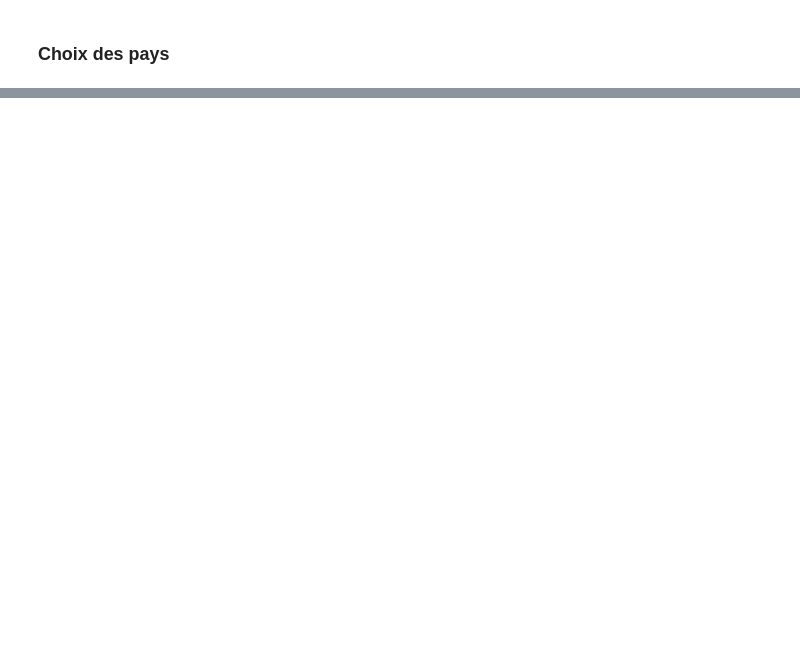
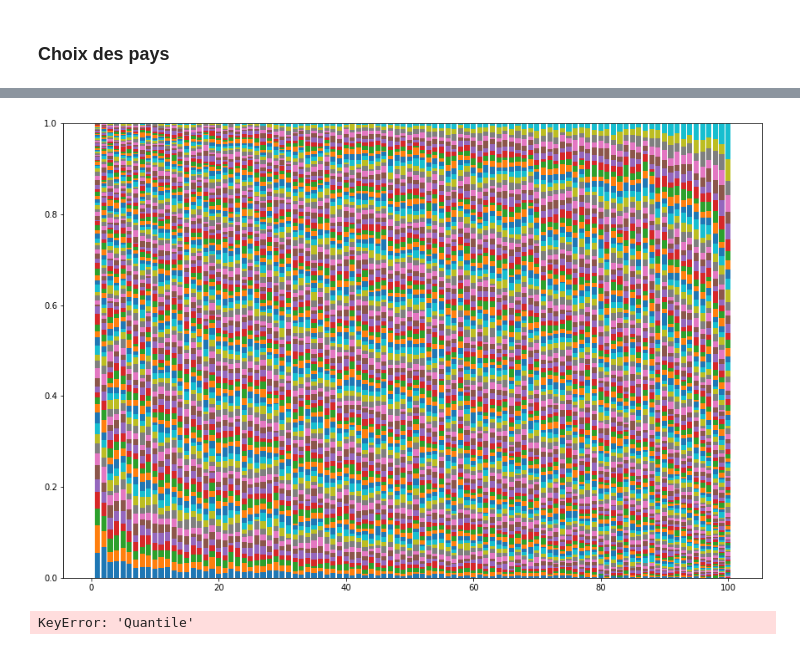
Before and after one commit to teilomillet/predictions_revenus, a Jupyter notebook: P07_01_Code.ipynb, the cells around one changed output, grey strips where cells are left out. Drawn from its saved outputs; the diff is of its cells as text; code cells hidden in the pictures; blank space fills up the shorter version.

```diff
--- a/P07_01_Code.ipynb
+++ b/P07_01_Code.ipynb
@@ -505,0 +477,5 @@ Il nous manque donc, pour un individu , la classe de revenu de ses parents.
+# %%
+ige = pd.read_csv('/Users/teilo/Desktop/OC - Projet 7/predictions_revenus/Données/GDIMMay2018+(1).csv')[['iso3', 'IGEincome']]
+ige = ige.dropna().drop_duplicates()
+ige = ige.rename(columns={'iso3': 'Country', "IGEincome": 'pj'})
+ige.head(3)
@@ -505,0 +487,3 @@ Il nous manque donc, pour un individu , la classe de revenu de ses parents.
+# %%
+data = data.merge(ige, how='left', on='Country')
+data
@@ -505,0 +756,53 @@ Il nous manque donc, pour un individu , la classe de revenu de ses parents.
+# %%
+fig, ax = plt.subplots(figsize=(15,10))
+bottom = pd.Series(np.zeros(100))
+df_fra = df_prob[df_prob.country == 'FRA']
+
+for i in range(1,101):
+    data = df_fra[df_fra.c_parent == i].sort_values(by='c_child')
+    plt.bar(data['c_child'], data['prob'], bottom=bottom, zorder=2,label=i)
+    bottom = bottom + data['prob'].reset_index(drop=True)
+
+plt.show()
+# %% [output]
+[figure, added]
+# %%
+%%time
+
+final_df = {
+    'country':[],
+    'country_full':[],
+    'quantile':[],
+    'c_parent':[],
+    'population':[],
+    'gini':[],
+    'income_avg':[],
+    'income':[],
+}
+
+# Row
+for i in range(0,len(data)):
+    row = data.iloc[i]
+    df = df_prob[df_prob['country'] == row['country']]
+    df = df[df['c_child'] == row['Quantile']]
+
+    # Parent
+    for j in range(1,101):
+
+        # Number of parents
+        n = int(round(df[df['c_parent'] == j]['prob'].iloc[0] * 500))
+
+        # Copy the values n times
+        final_df['country'].extend([row['country']]*n)
+        final_df['country_full'].extend([row['country_full']]*n)
+        final_df['quantile'].extend([row['Quantile']]*n)
+        final_df['income'].extend([row['Income']]*n)
+        final_df['population'].extend([row['Population']]*n)
+        final_df['gini'].extend([row['gini']]*n)
+        final_df['c_parent'].extend([j]*n)
+
+final_df = pd.DataFrame(final_df)
+display(final_df.shape)
+display(final_df.head())
+# %% [output]
+KeyError: 'Quantile'
```
Also changed, not shown: parts of 52 cells of this notebook, 3 other files.
